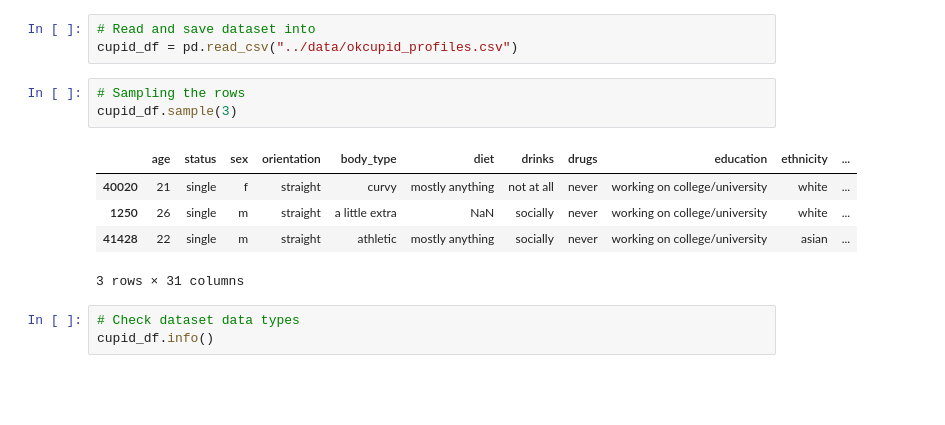
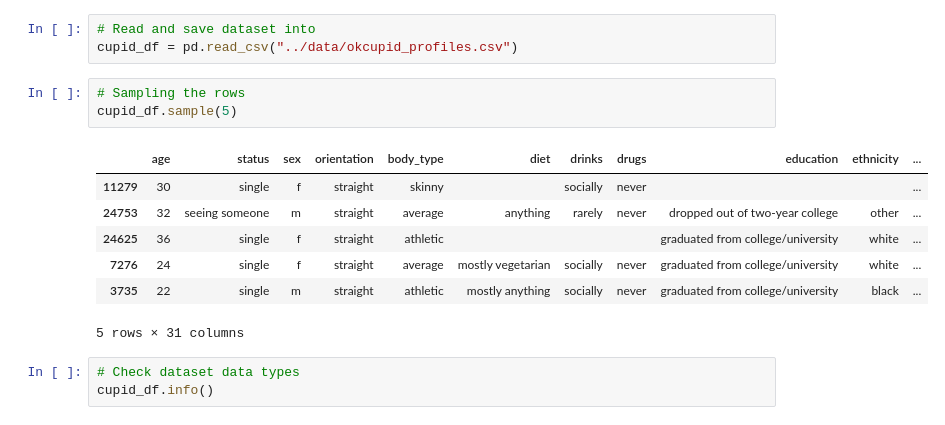
Before and after one commit to truongphamnguyen/daimil-midterm-project, a Jupyter notebook: notebooks/exploring_data.ipynb, the cells around one changed output. Drawn from its saved outputs; the diff is of its cells as text; blank space fills up the shorter version.

```diff
--- a/notebooks/exploring_data.ipynb
+++ b/notebooks/exploring_data.ipynb
@@ -9,13 +9,15 @@ import math
 cupid_df = pd.read_csv("../data/okcupid_profiles.csv")
 # %%
 # Sampling the rows
-cupid_df.sample(3)
+cupid_df.sample(5)
 # %% [output]
 |  | age | status | sex | orientation | body_type | diet | drinks | drugs | education | ethnicity | ... |
-| 40020 | 21 | single | f | straight | curvy | mostly anything | not at all | never | working on college/university | white | ... |
-| 1250 | 26 | single | m | straight | a little extra | NaN | socially | never | working on college/university | white | ... |
-| 41428 | 22 | single | m | straight | athletic | mostly anything | socially | never | working on college/university | asian | ... |
+| 11279 | 30 | single | f | straight | skinny |  | socially | never |  |  | ... |
+| 24753 | 32 | seeing someone | m | straight | average | anything | rarely | never | dropped out of two-year college | other | ... |
+| 24625 | 36 | single | f | straight | athletic |  |  |  | graduated from college/university | white | ... |
+| 7276 | 24 | single | f | straight | average | mostly vegetarian | socially | never | graduated from college/university | white | ... |
+| 3735 | 22 | single | m | straight | athletic | mostly anything | socially | never | graduated from college/university | black | ... |
-3 rows × 31 columns
+5 rows × 31 columns
 # %%
 # Check dataset data types
 cupid_df.info()
```
Also changed, not shown: parts of 3 cells of this notebook.
